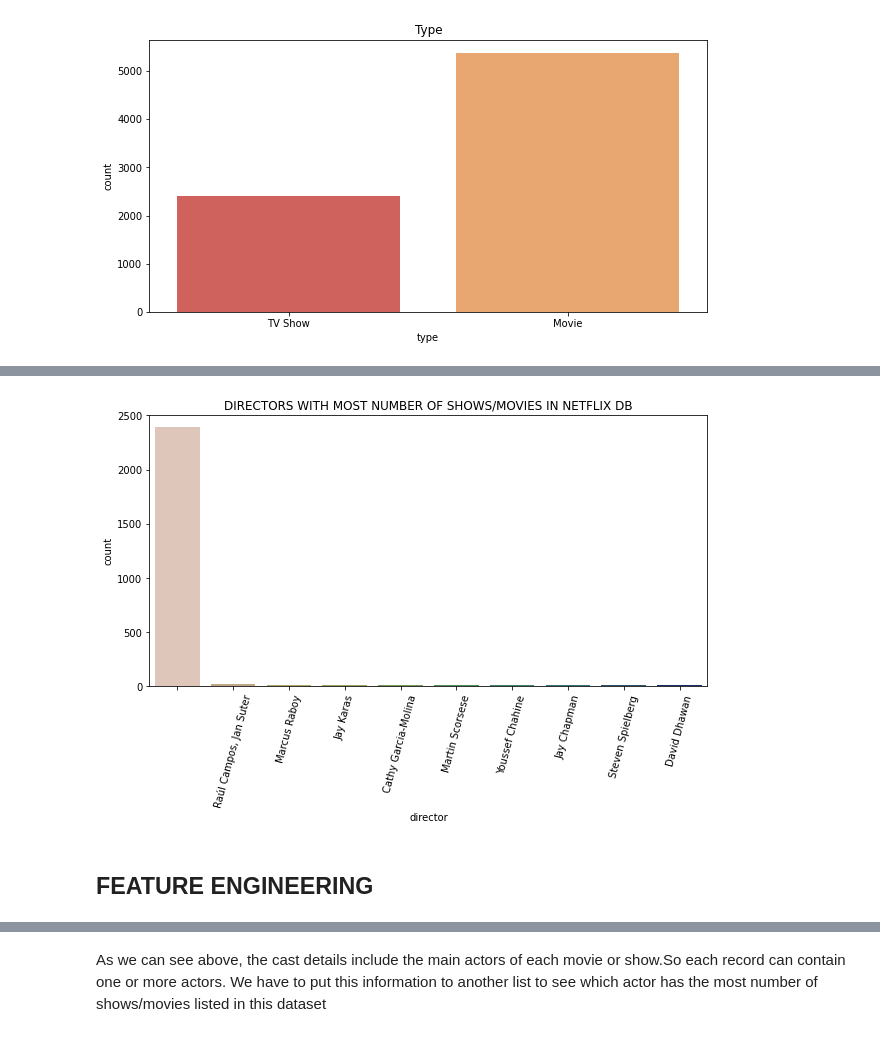
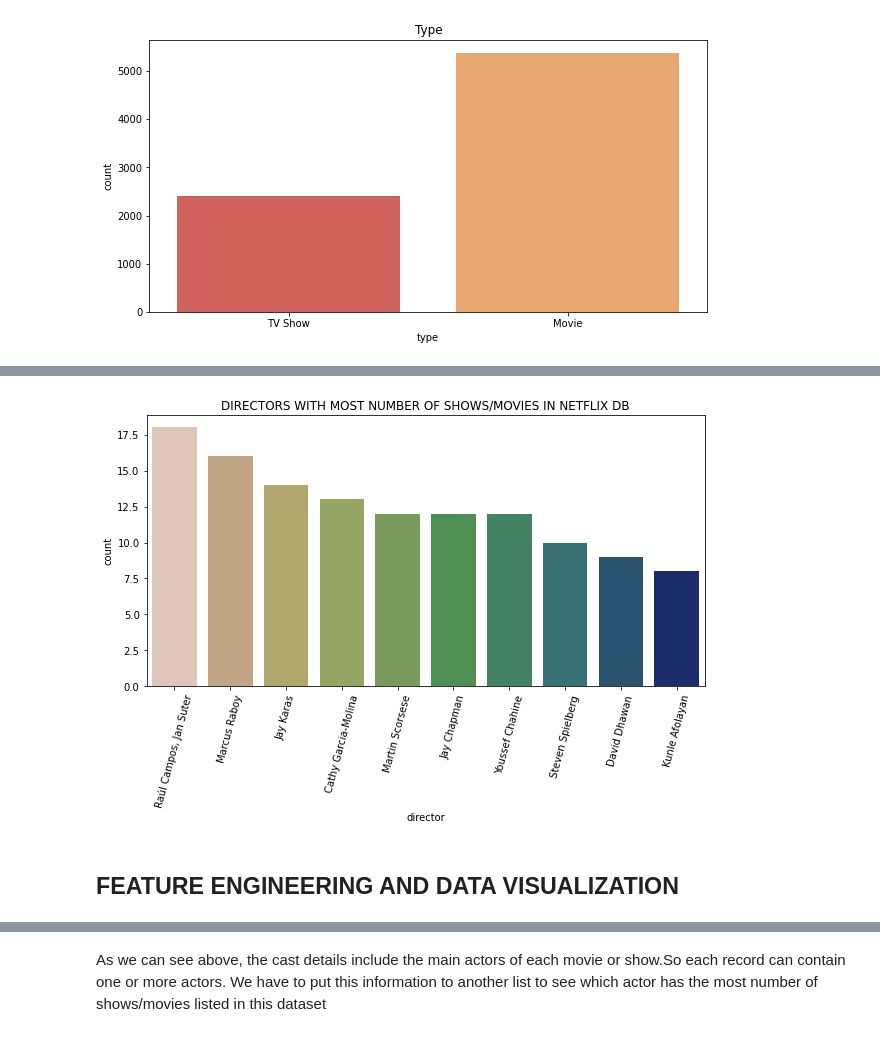
Before and after one commit to NayanaPradeep/Netflix-Movies-and-TV-Shows-Clustering, a Jupyter notebook: NETFLIX_MOVIES_AND_TV_SHOWS_CLUSTERING.ipynb, the cells around one changed output, grey strips where cells are left out. Drawn from its saved outputs; the diff is of its cells as text; code cells hidden in the pictures.

```diff
--- a/NETFLIX_MOVIES_AND_TV_SHOWS_CLUSTERING.ipynb
+++ b/NETFLIX_MOVIES_AND_TV_SHOWS_CLUSTERING.ipynb
@@ -261,17 +261,17 @@ plt.show()
 # %%
 #analysis on director column
 plt.figure(figsize = (10,5))
 
 #excluding the missing information
-netflix_directors =netflix_df[netflix_df['director'] != 'Director Info Missing']
+netflix_directors =netflix_df[netflix_df['director'] != '']
 sns.countplot(x='director',data=netflix_directors,order=netflix_directors.director.value_counts().head(10).index,palette='gist_earth_r')
 plt.title('DIRECTORS WITH MOST NUMBER OF SHOWS/MOVIES IN NETFLIX DB')
 plt.xticks(rotation = 75)
 plt.show()
 # %% [output]
-[figure, old version]
+[figure, new version]
 # %% [markdown]
-## **FEATURE ENGINEERING**
+## **FEATURE ENGINEERING AND DATA VISUALIZATION**
 # %%
 #analysis on cast column
 #excluding the missing information
```
Also changed, not shown: parts of 12 cells of this notebook.
